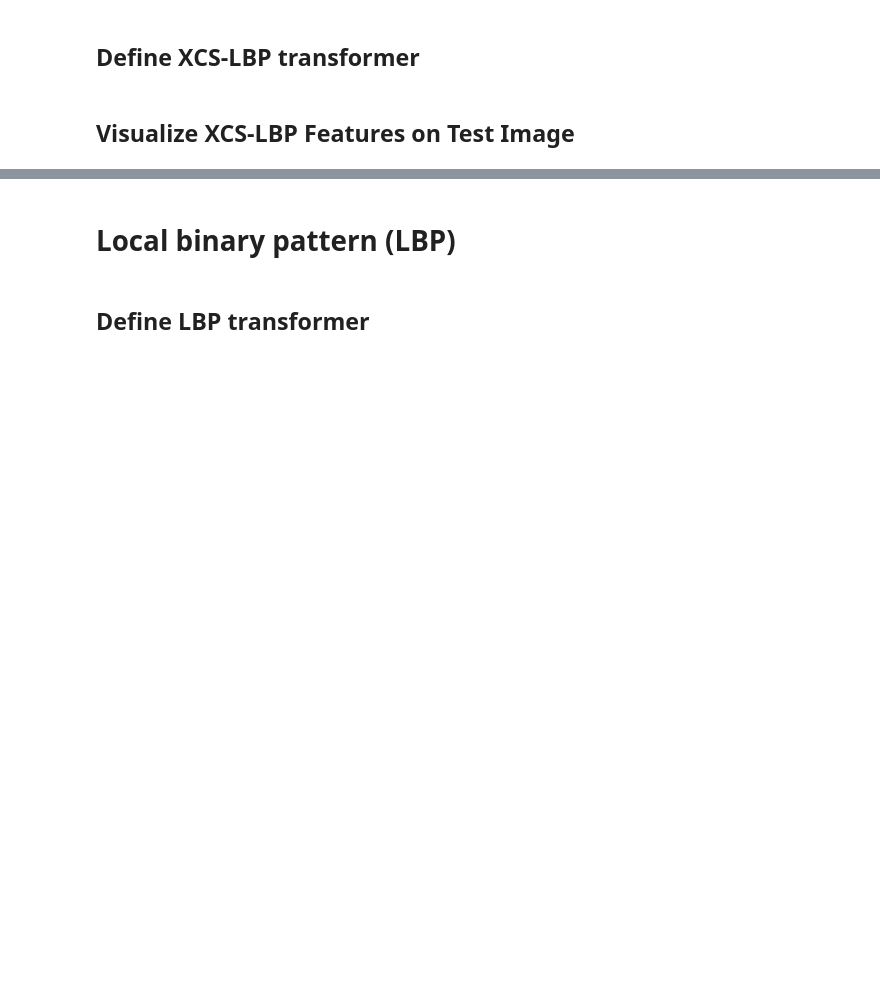
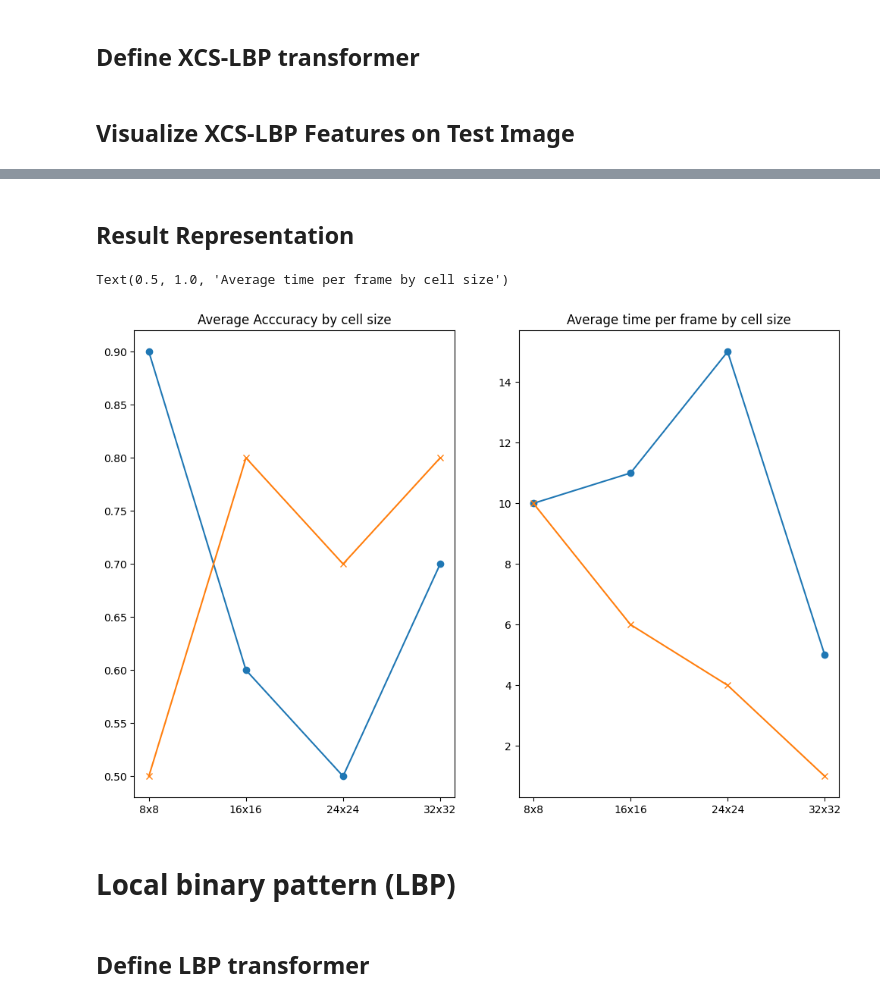
Before and after one commit to Anthony-D11/realtime-pedestrian-detection, a Jupyter notebook: main.ipynb, the cells around one changed output, grey strips where cells are left out. Cells and saved outputs as stored; diff of their text form; code cells hidden in the pictures; blank space fills up the shorter version.

```diff
--- a/main.ipynb
+++ b/main.ipynb
@@ -499,12 +657,0 @@ print(features_test.shape)
-# %%
-from sklearn import svm
-from sklearn.metrics import classification_report
-# 93%
-# 86%
-svc_xcs_lbp = svm.SVC(kernel='poly', probability=True, random_state=42)
-
-svc_xcs_lbp.fit(features_train, y_train)
-y_pred = svc_xcs_lbp.predict(features_test)
-
-test_report = classification_report(y_test, y_pred)
-print(test_report)
@@ -520,11 +657,0 @@ weighted avg       0.83      0.78      0.78       361
-# %%
-from sklearn.ensemble import RandomForestClassifier
-from sklearn.metrics import classification_report
-# 87%
-# 92%
-rf_xcs_lbp = RandomForestClassifier(n_estimators=300, criterion='entropy', max_depth=None, min_samples_split=5, min_samples_leaf=1, max_features='sqrt', random_state=42)
-rf_xcs_lbp.fit(features_train, y_train)
-
-y_pred = rf_xcs_lbp.predict(features_test)
-test_report = classification_report(y_test, y_pred)
-print(test_report)
@@ -583,3 +741,23 @@ if activate:
+# %% [markdown]
+## Result Representation
+# %%
+import matplotlib.pyplot as plt
+
+cell_sizes_text = ["8x8", "16x16", "24x24", "32x32"]
+
+fig, (ax1, ax2) = plt.subplots(1, 2, figsize=(12, 8))
+ax1.plot(cell_sizes_text, rf_xcs_lbp_accuracy, marker='o', label='XCS_LBP + RF')
+ax1.plot(cell_sizes_text, svc_xcs_lbp_accuracy, marker='x', label='XCS_LBP + SVM')
+ax1.legend(loc='upper right')
+ax1.set_title('Average Acccuracy by cell size')
+
+ax2.plot(cell_sizes_text, rf_xcs_lbp_time_per_frame, marker='o', label='XCS_LBP + RF')
+ax2.plot(cell_sizes_text, svc_xcs_lbp_time_per_frame, marker='x', label='XCS_LBP + SVM')
+ax2.legend(loc='upper right')
+ax2.set_title('Average time per frame by cell size')
+# %% [output]
+Text(0.5, 1.0, 'Average time per frame by cell size')
+[figure, added]
 # %% [markdown]
 # Local binary pattern (LBP)
 # %% [markdown]
```
Also changed, not shown: parts of 52 cells of this notebook, 4 other files.
